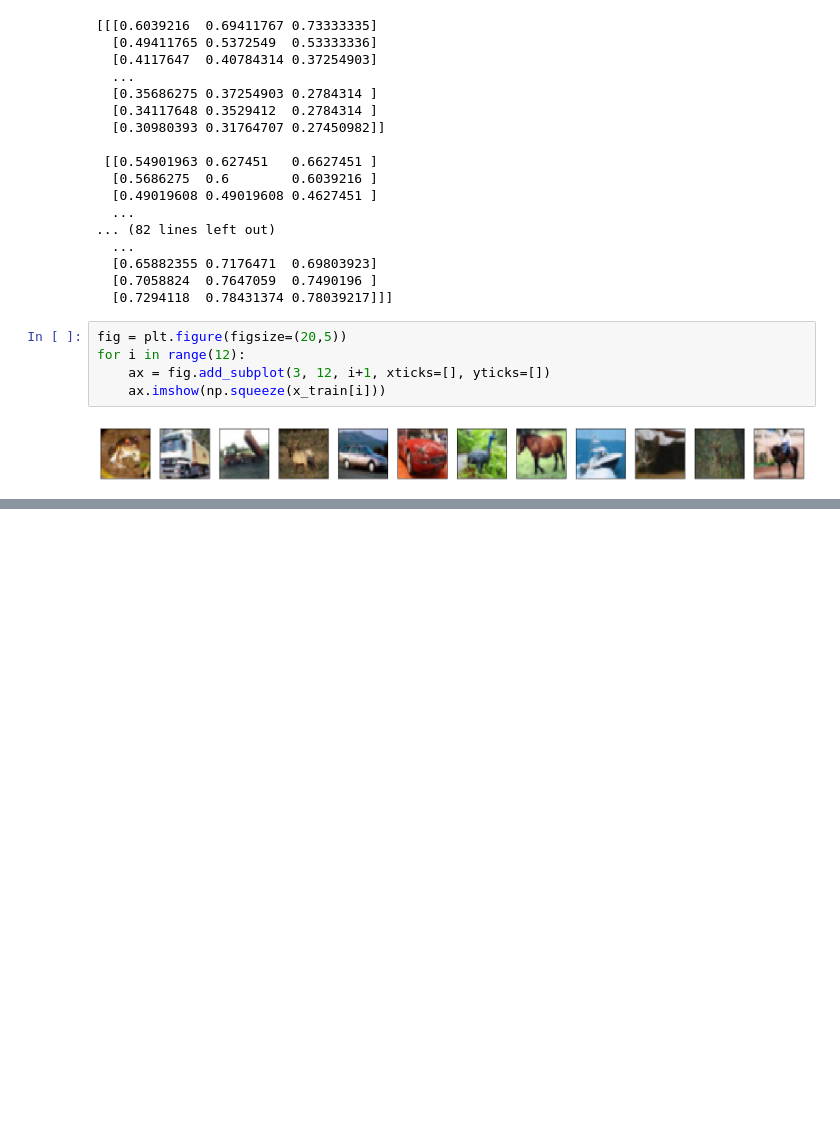
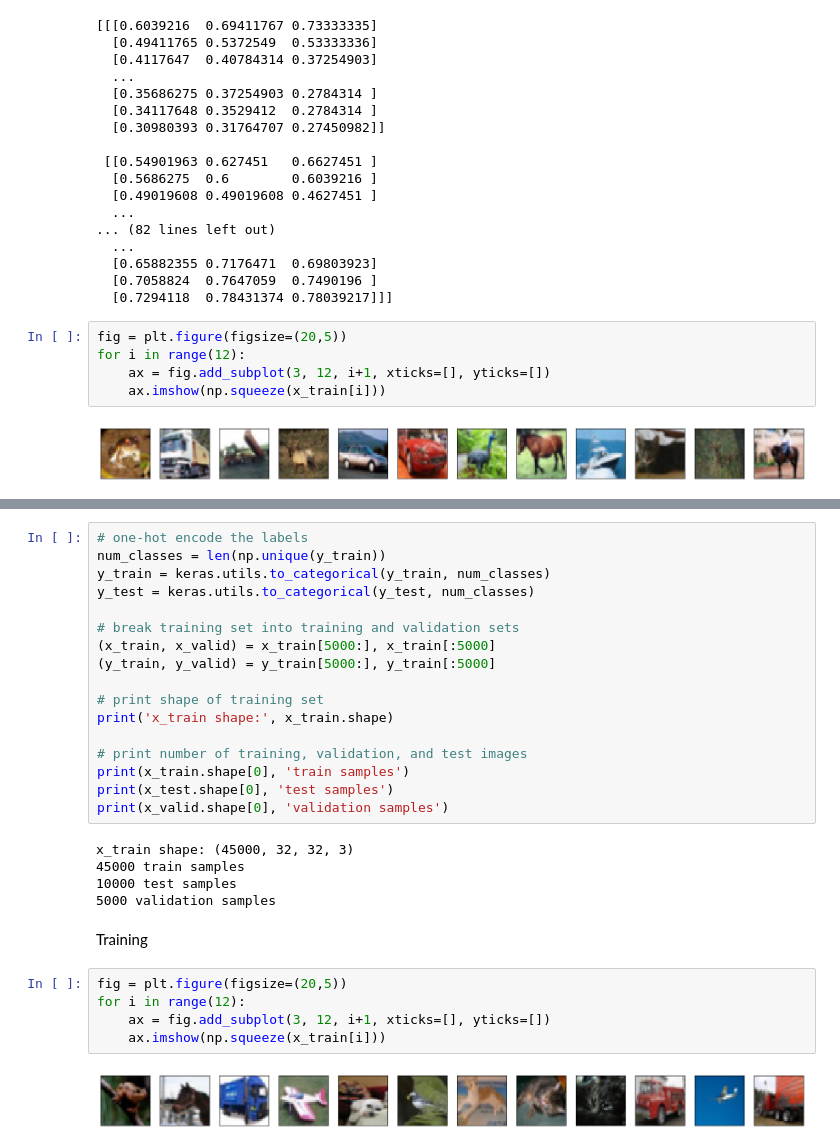
Before and after one commit to Volks44/VITMMA19, a Jupyter notebook: Milestone_1.ipynb, the cells around one changed output, grey strips where cells are left out. Saved outputs shown, nothing was run; the diff lists cells and outputs as text; blank space fills up the shorter version.

```diff
--- a/Milestone_1.ipynb
+++ b/Milestone_1.ipynb
@@ -81,0 +98,31 @@ for i in range(12):
+# %%
+# one-hot encode the labels
+num_classes = len(np.unique(y_train))
+y_train = keras.utils.to_categorical(y_train, num_classes)
+y_test = keras.utils.to_categorical(y_test, num_classes)
+
+# break training set into training and validation sets
+(x_train, x_valid) = x_train[5000:], x_train[:5000]
+(y_train, y_valid) = y_train[5000:], y_train[:5000]
+
+# print shape of training set
+print('x_train shape:', x_train.shape)
+
+# print number of training, validation, and test images
+print(x_train.shape[0], 'train samples')
+print(x_test.shape[0], 'test samples')
+print(x_valid.shape[0], 'validation samples')
+# %% [output]
+x_train shape: (45000, 32, 32, 3)
+45000 train samples
+10000 test samples
+5000 validation samples
+# %% [markdown]
+Training
+# %%
+fig = plt.figure(figsize=(20,5))
+for i in range(12):
+    ax = fig.add_subplot(3, 12, i+1, xticks=[], yticks=[])
+    ax.imshow(np.squeeze(x_train[i]))
+# %% [output]
+[figure, added]
```
Also changed, not shown: parts of 9 cells of this notebook.
